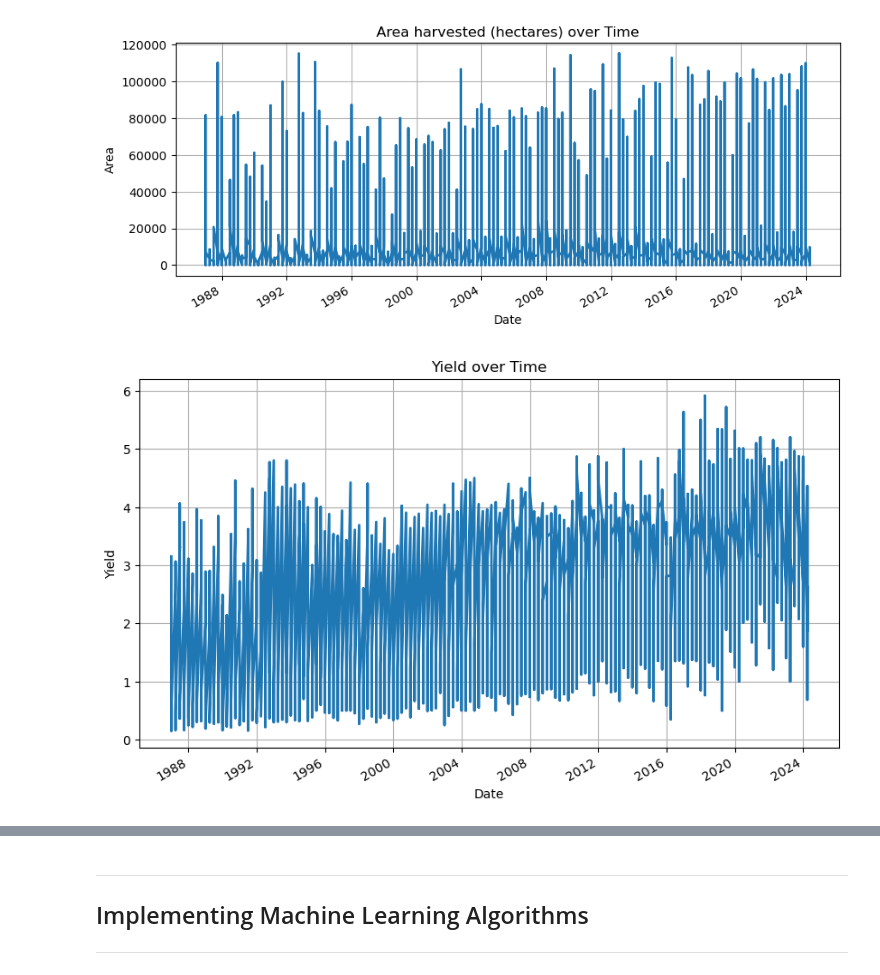
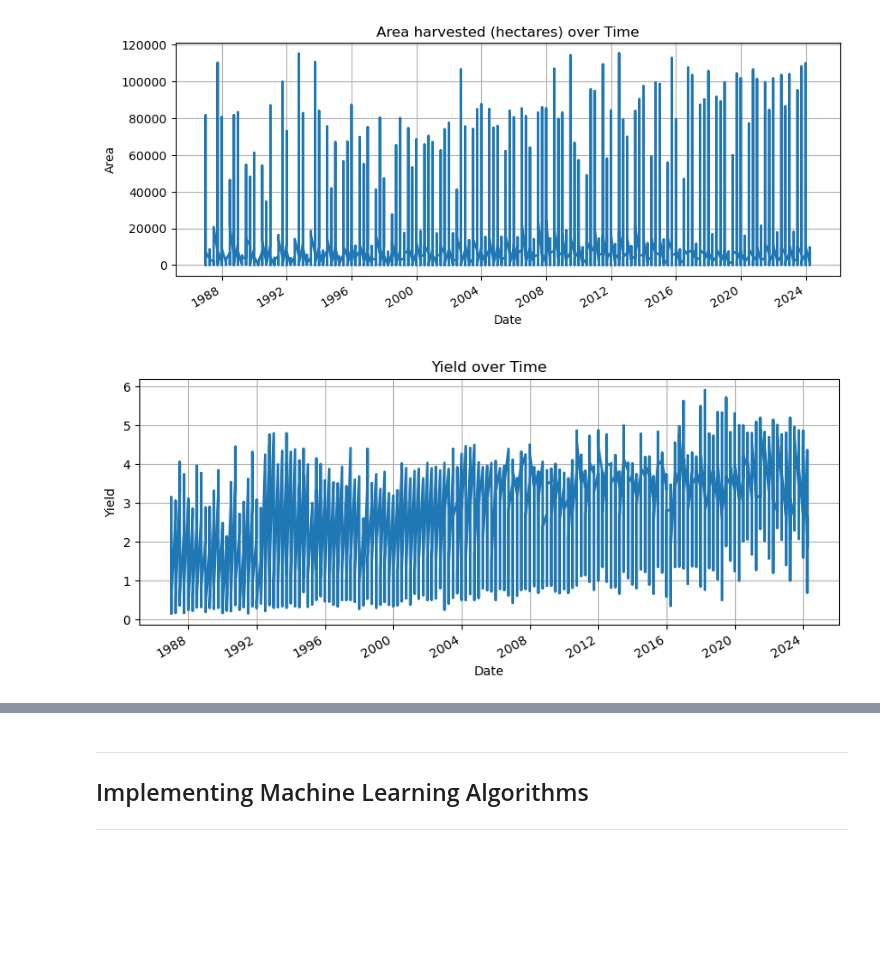
Before and after one commit to kazeulo/Project_197, a Jupyter notebook: project_197.ipynb, the cells around one changed output, grey strips where cells are left out. Cells and saved outputs as stored; diff of their text form; code cells hidden in the pictures; blank space fills up the shorter version.

Commit message:
add more graphs

```diff
--- a/project_197.ipynb
+++ b/project_197.ipynb
@@ -171,20 +211,0 @@ dataset.head(5)
-# %%
-# Map Quarter to start date of each quarter
-quarter_to_date = {
-    1: '-01-01',  # Q1: January 1st
-    2: '-04-01',  # Q2: April 1st
-    3: '-07-01',  # Q3: July 1st
-    4: '-10-01'   # Q4: October 1st
-}
-
-# Create a 'Date' column by combining 'Year' and 'Quarter'
-dataset['Date'] = dataset['Year'].astype(str) + dataset['Quarter'].map(quarter_to_date)
-
-# Convert the 'Date' column to datetime format
-dataset['Date'] = pd.to_datetime(dataset['Date'])
-
-# Set 'Date' as the index
-dataset.set_index('Date', inplace=True)
-
-# Drop 'Quarter' and 'Year' since they're no longer needed
-dataset.drop(columns=['Quarter', 'Year'], inplace=True)
@@ -275,14 +286,14 @@ plt.show()
 [figure]
 # %%
 # trend of 'Production' over time
-plt.figure(figsize=(10, 6))
+plt.figure(figsize=(10, 4))
 dataset['Yield'].plot(title="Yield over Time", linewidth=2)
 plt.xlabel('Date')
 plt.ylabel('Yield')
 plt.grid(True)
 plt.show()
 # %% [output]
-[figure, old version]
+[figure, new version]
 # %%
 # plot production over time (province as hue)
 plt.figure(figsize=(10, 4))
```
Also changed, not shown: parts of 15 cells of this notebook.
